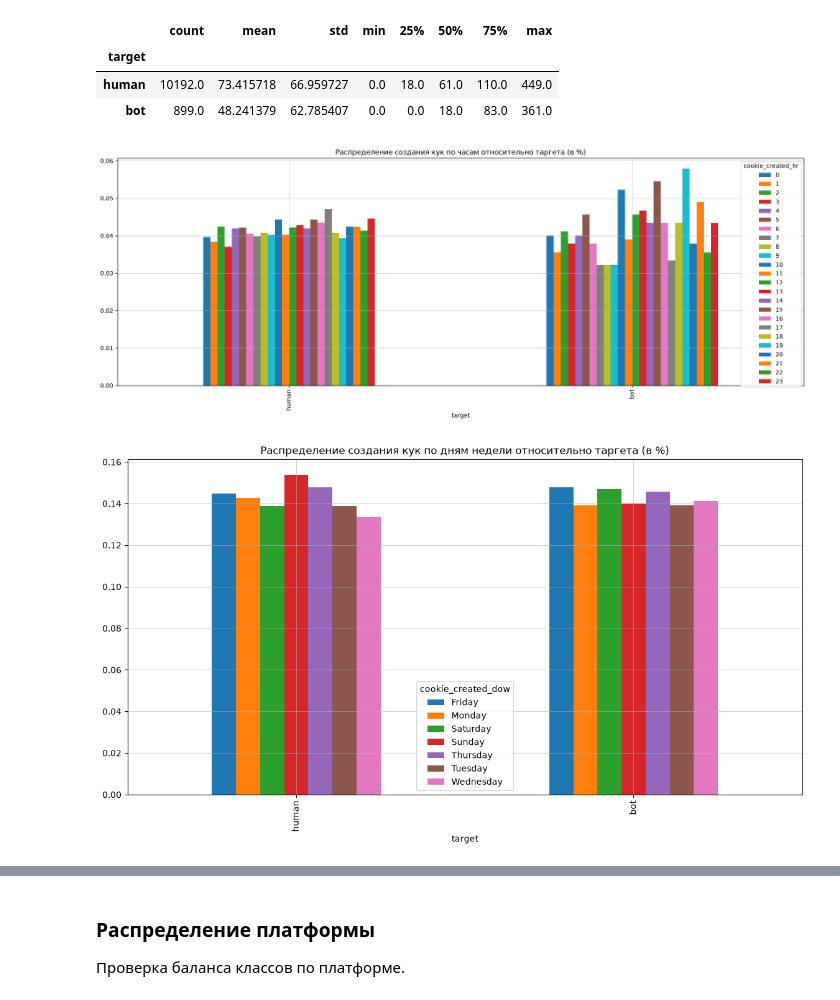
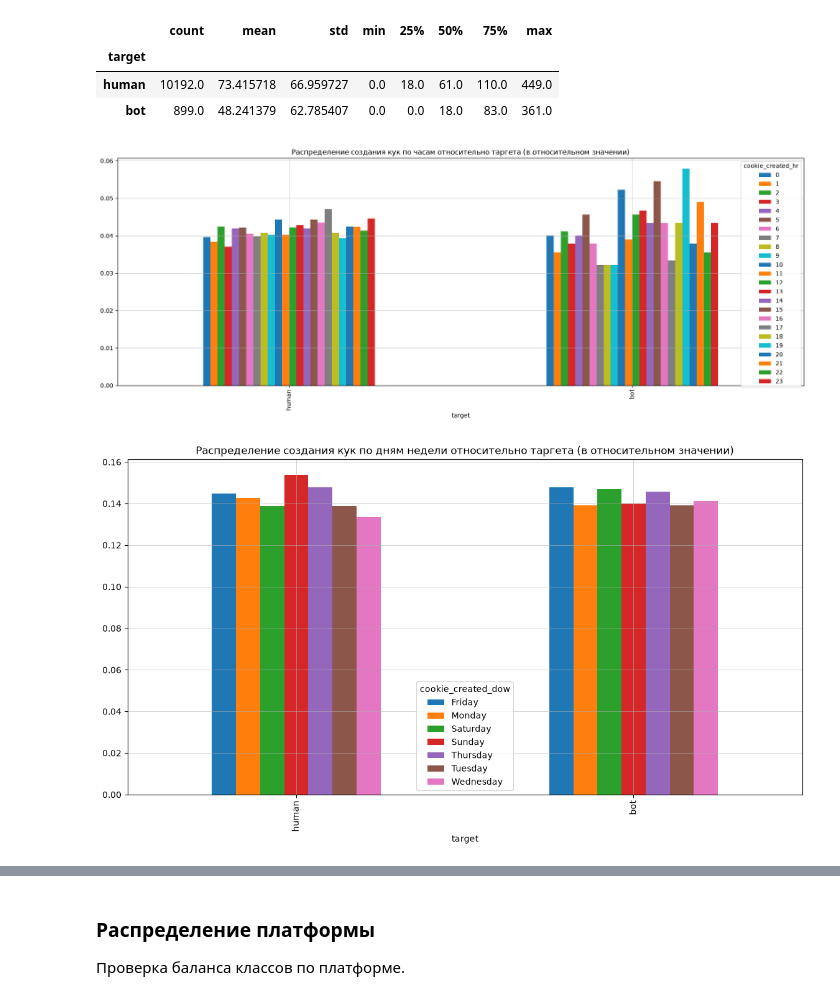
Before and after one commit to FedorProgrammer/ds-bootcamp-contest, a Jupyter notebook: cookies-bot-detector.ipynb, the cells around one changed output, grey strips where cells are left out. Saved outputs shown, nothing was run; the diff lists cells and outputs as text; code cells hidden in the pictures.

```diff
--- a/cookies-bot-detector.ipynb
+++ b/cookies-bot-detector.ipynb
@@ -622,19 +578,19 @@ cookie_hr_dist = pd.crosstab(
 
 cookie_hr_dist.plot(kind='bar', figsize=(21, 7))
 plt.grid(True, linewidth=0.4)
-plt.title("Распределение создания кук по часам относительно таргета (в %)")
+plt.title("Распределение создания кук по часам относительно таргета (в относительном значении)")
 plt.show()
 # %% [output]
-[figure, old version]
+[figure, new version]
 # %%
 cookie_dow_dist = pd.crosstab(
     index=time_tr['target'], columns=time_tr['cookie_created_dow'],
     normalize='index'
 ).rename(index={0:'human', 1:'bot'})
 
 cookie_dow_dist.plot(kind='bar', figsize=(14, 7))
 plt.grid(True, linewidth=0.4)
-plt.title("Распределение создания кук по дням недели относительно таргета (в %)")
+plt.title("Распределение создания кук по дням недели относительно таргета (в относительном значении)")
 plt.show()
 # %% [output]
-[figure, old version]
+[figure, new version]
```
Also changed, not shown: parts of 59 cells of this notebook, 4 other files.
